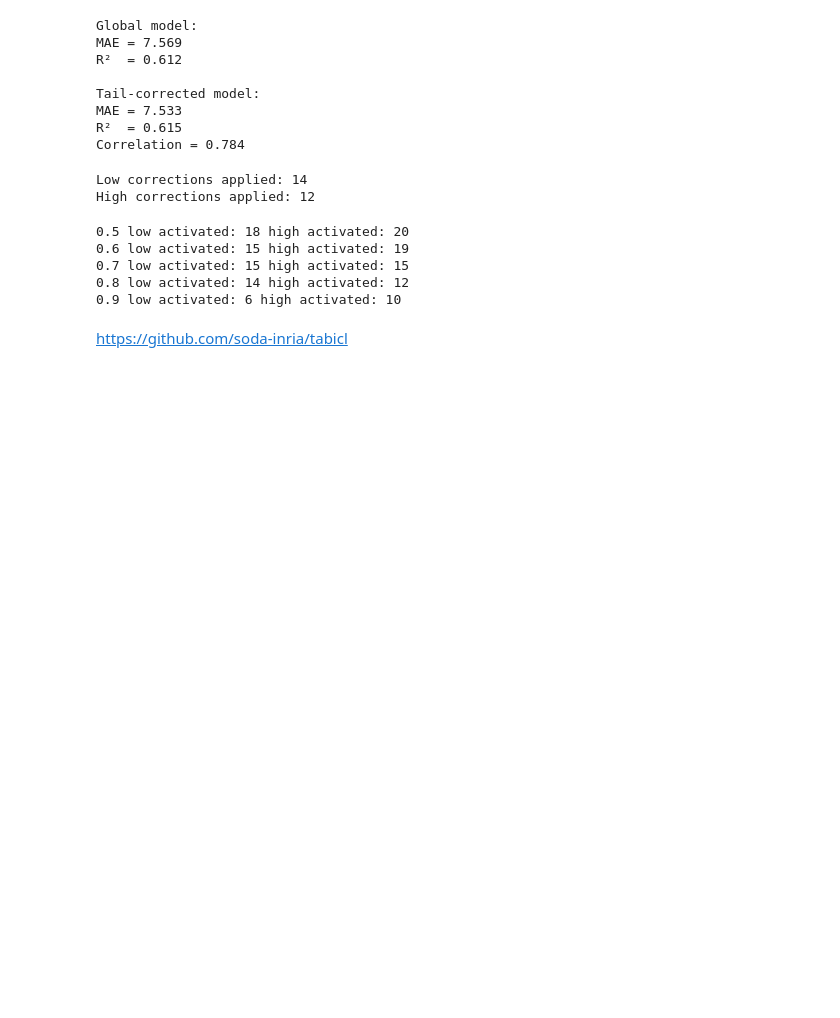
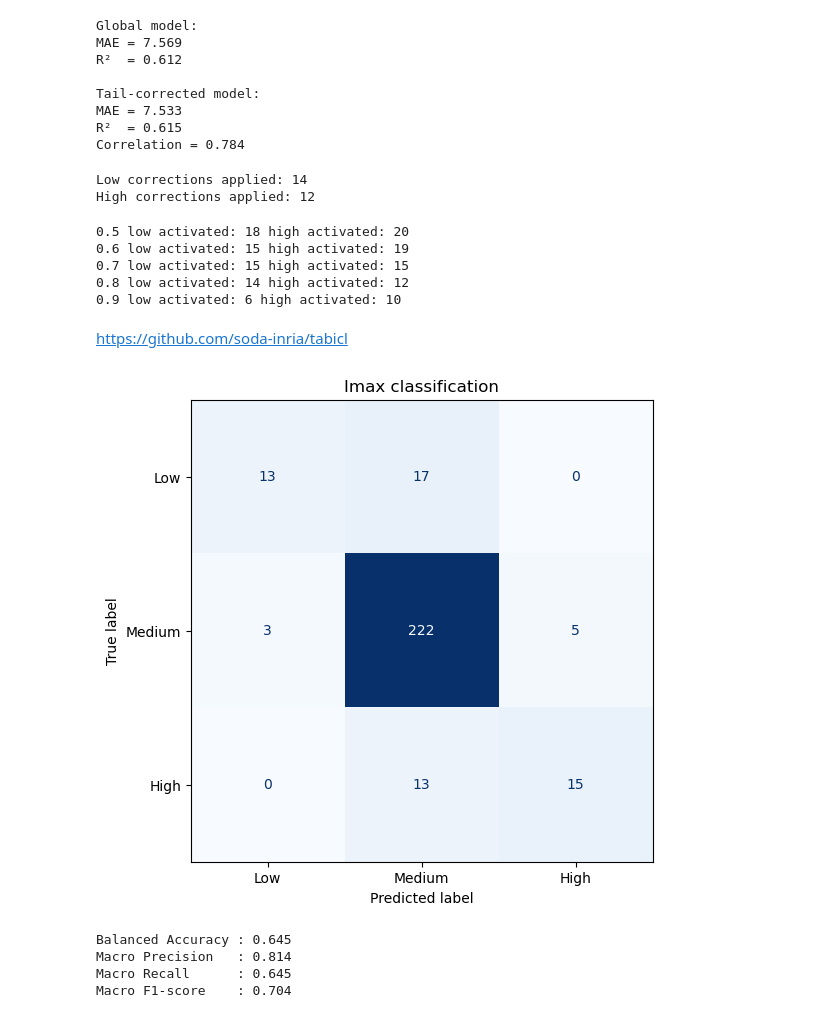
Before and after one commit to kiriyevskykiril/ai-program-2026, a Jupyter notebook: project_1/Imax_best_pred_v4.ipynb, the cells around one changed output. Drawn from its saved outputs; the diff is of its cells as text; code cells hidden in the pictures; blank space fills up the shorter version.

```diff
--- a/project_1/Imax_best_pred_v4.ipynb
+++ b/project_1/Imax_best_pred_v4.ipynb
@@ -2000,3 +2074,11 @@ for t in [0.50, 0.60, 0.70, 0.80, 0.90]:
 0.9 low activated: 6 high activated: 10
 # %% [markdown]
 https://github.com/soda-inria/tabicl
+# %%
+bins = [0, 20, 60, 100]
+y_class = pd.cut(
+    vY_Imax,
+    bins=bins,
+    labels=[0, 1, 2],
+    include_lowest=True
+).astype(int)
@@ -2002,0 +2101,57 @@ https://github.com/soda-inria/tabicl
+# %%
+from sklearn.model_selection import cross_val_predict
+
+y_pred_class = cross_val_predict(
+    clf,
+    X_rdkit,
+    y_class,
+    cv=cv,
+    method="predict",
+    n_jobs=-1
+)
+# %%
+from sklearn.metrics import confusion_matrix, ConfusionMatrixDisplay
+
+class_ids = [0, 1, 2]
+class_names = ["Low", "Medium", "High"]
+
+cm = confusion_matrix(
+    y_class,
+    y_pred_class,
+    labels=class_ids
+)
+
+disp = ConfusionMatrixDisplay(
+    confusion_matrix=cm,
+    display_labels=class_names
+)
+
+fig, ax = plt.subplots(figsize=(6, 6))
+disp.plot(ax=ax, cmap="Blues", colorbar=False)
+plt.title("Imax classification")
+plt.show()
+# %% [output]
+[figure, added]
+# %%
+from sklearn.metrics import (
+    balanced_accuracy_score,
+    precision_score,
+    recall_score,
+    f1_score,
+    classification_report
+)
+
+bal_acc = balanced_accuracy_score(y_class, y_pred_class)
+precision = precision_score(y_class, y_pred_class, average="macro")
+recall = recall_score(y_class, y_pred_class, average="macro")
+f1 = f1_score(y_class, y_pred_class, average="macro")
+
+print(f"Balanced Accuracy : {bal_acc:.3f}")
+print(f"Macro Precision   : {precision:.3f}")
+print(f"Macro Recall      : {recall:.3f}")
+print(f"Macro F1-score    : {f1:.3f}")
+# %% [output]
+Balanced Accuracy : 0.645
+Macro Precision   : 0.814
+Macro Recall      : 0.645
+Macro F1-score    : 0.704
```
Also changed, not shown: parts of 14 cells of this notebook, 8 other files.
